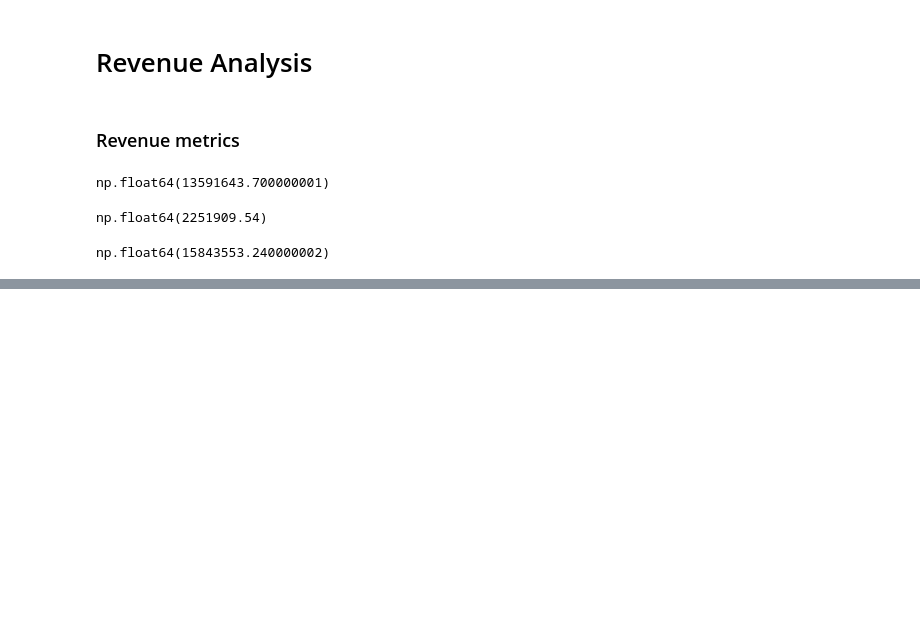
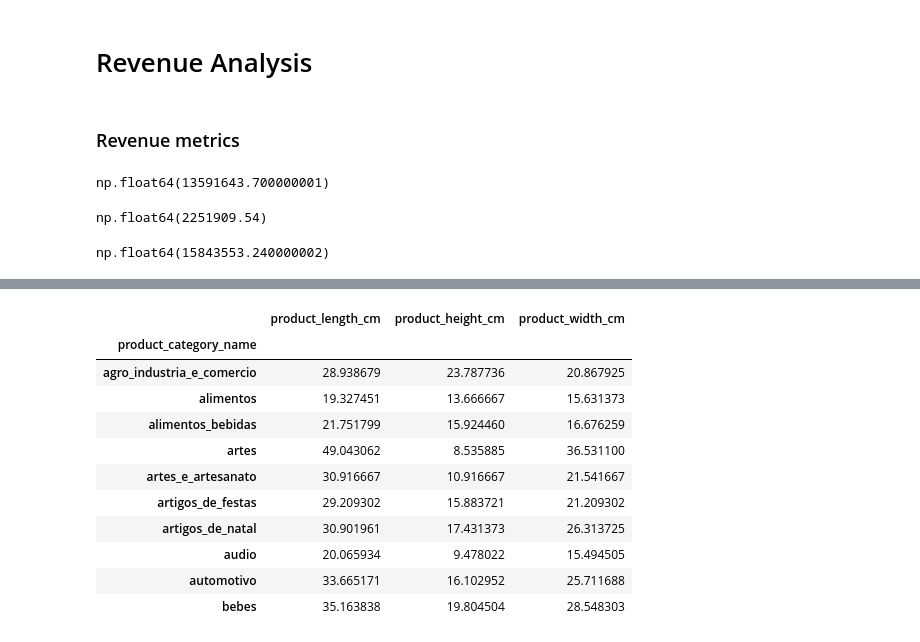
Before and after one commit to Rayyan-2205/ecommerce-sales-analytics, a Jupyter notebook: notebook/analysis.ipynb, the cells around one changed output, grey strips where cells are left out. Saved outputs shown, nothing was run; the diff lists cells and outputs as text; code cells hidden in the pictures; blank space fills up the shorter version.

Commit message:
analyzed products

```diff
--- a/notebook/analysis.ipynb
+++ b/notebook/analysis.ipynb
@@ -830,0 +1065,18 @@ np.float64(15843553.240000002)
+# %%
+def average_product_dimensions(df):
+        return df.groupby('product_category_name')[['product_length_cm', 'product_height_cm', 'product_width_cm']].mean().head(10)
+
+average_product_dimensions(master_df)
+# %% [output]
+|  | product_length_cm | product_height_cm | product_width_cm |
+| product_category_name |  |  |  |
+| agro_industria_e_comercio | 28.938679 | 23.787736 | 20.867925 |
+| alimentos | 19.327451 | 13.666667 | 15.631373 |
+| alimentos_bebidas | 21.751799 | 15.924460 | 16.676259 |
+| artes | 49.043062 | 8.535885 | 36.531100 |
+| artes_e_artesanato | 30.916667 | 10.916667 | 21.541667 |
+| artigos_de_festas | 29.209302 | 15.883721 | 21.209302 |
+| artigos_de_natal | 30.901961 | 17.431373 | 26.313725 |
+| audio | 20.065934 | 9.478022 | 15.494505 |
+| automotivo | 33.665171 | 16.102952 | 25.711688 |
+| bebes | 35.163838 | 19.804504 | 28.548303 |
```
Also changed, not shown: parts of 21 cells of this notebook, 1 other file.
